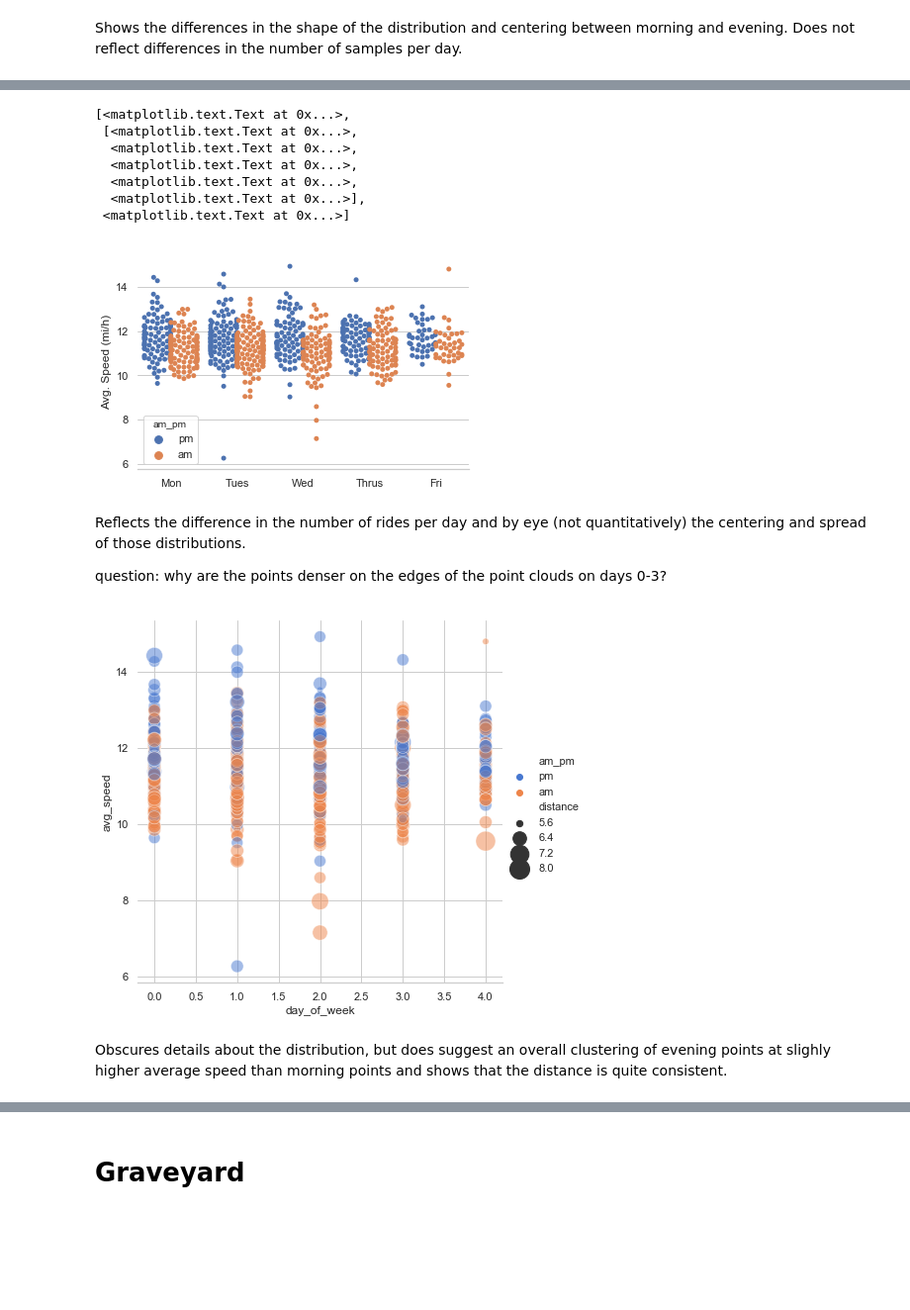
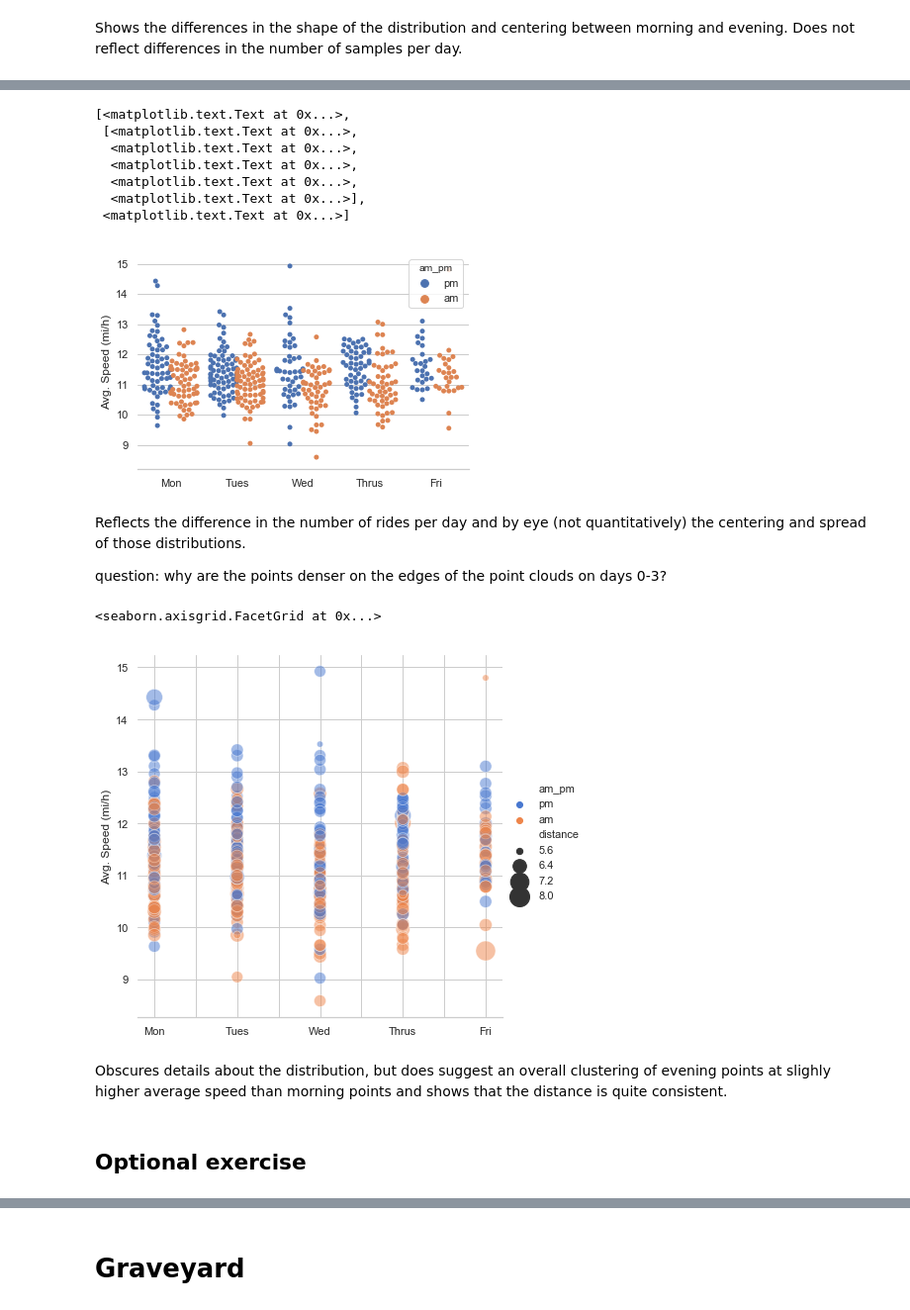
Before and after one commit to jordanplanders/Thinkful, a Jupyter notebook: Bootcamp/Unit 1/bike_data/Kevin_bike_datavis.ipynb, the cells around one changed output, grey strips where cells are left out. Shown at 99% size. Cells and saved outputs as stored; diff of their text form; code cells hidden in the pictures; blank space fills up the shorter version.

```diff
--- a/Bootcamp/Unit 1/bike_data/Kevin_bike_datavis.ipynb
+++ b/Bootcamp/Unit 1/bike_data/Kevin_bike_datavis.ipynb
@@ -48,7 +48,7 @@ Index(['date_submitted', 'workout_date', 'activity_type', 'calories_burned',
        'PGTM', 'TAVG', 'TMAX', 'TMIN', 'WDF2', 'WDF5', 'WSF2', 'WSF5'],
       dtype='object')
 # %%
-work_df = bike_df[(bike_df.avg_speed>6) & (bike_df.distance>5.5) & (bike_df.distance<7.5) & (bike_df.wkday_wknd == 'wkday')]
+work_df = bike_df[(bike_df.max_pace>0) &(bike_df.avg_speed>6) & (bike_df.distance>5.5) & (bike_df.distance<7.5) & (bike_df.wkday_wknd == 'wkday')]
 # %%
 # This doesn't work, but I don't know why...
 dates = work_df.groupby('workout_ts')
@@ -270,17 +272,21 @@ ax.set(ylabel = 'Avg. Speed (mi/h)', xlabel = '', xticklabels=['Mon', 'Tues', 'W
   <matplotlib.text.Text at 0x...>,
   <matplotlib.text.Text at 0x...>],
  <matplotlib.text.Text at 0x...>]
-[figure, old version]
+[figure, new version]
 # %% [markdown]
 Reflects the difference in the number of rides per day and by eye (not quantitatively) the centering and spread of those distributions.
 
 question: why are the points denser on the edges of the point clouds on days 0-3?
 # %%
-sns.relplot(x='day_of_week', y="avg_speed", hue="am_pm", size="distance",
+ax = sns.relplot(x='day_of_week', y="avg_speed", hue="am_pm", size="distance",
             sizes=(40, 400), alpha=.5, palette="muted",
             height=6, data=work2way_df)
 sns.despine(left=True)
+ax.set(ylabel = 'Avg. Speed (mi/h)', xlabel = '', xticklabels=['','Mon','', 'Tues','', 'Wed','', 'Thrus', '','Fri'])
 # %% [output]
+<seaborn.axisgrid.FacetGrid at 0x...>
-[figure, old version]
+[figure, new version]
 # %% [markdown]
 Obscures details about the distribution, but does suggest an overall clustering of evening points at slighly higher average speed than morning points and shows that the distance is quite consistent.
+# %% [markdown]
+## Optional exercise
```
Also changed, not shown: parts of 14 cells of this notebook.
